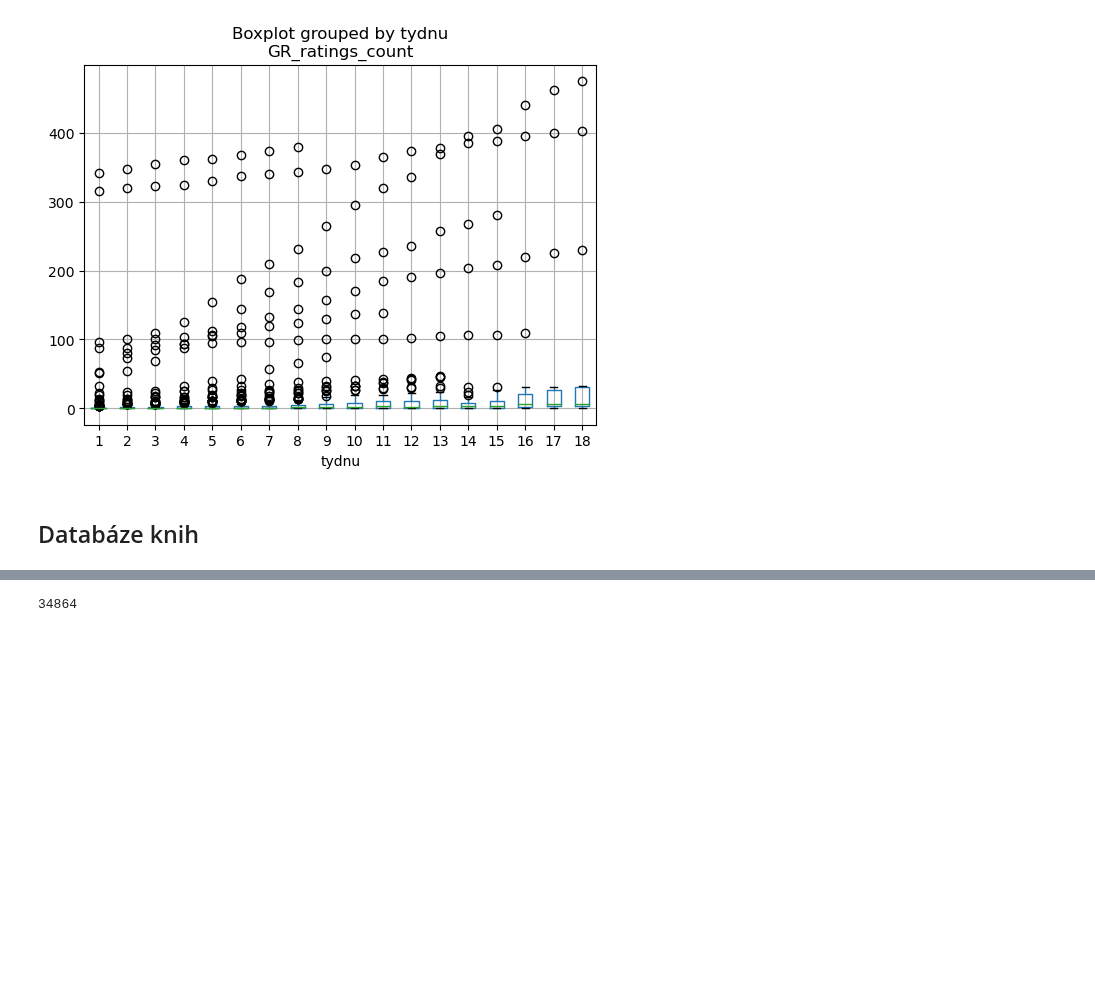
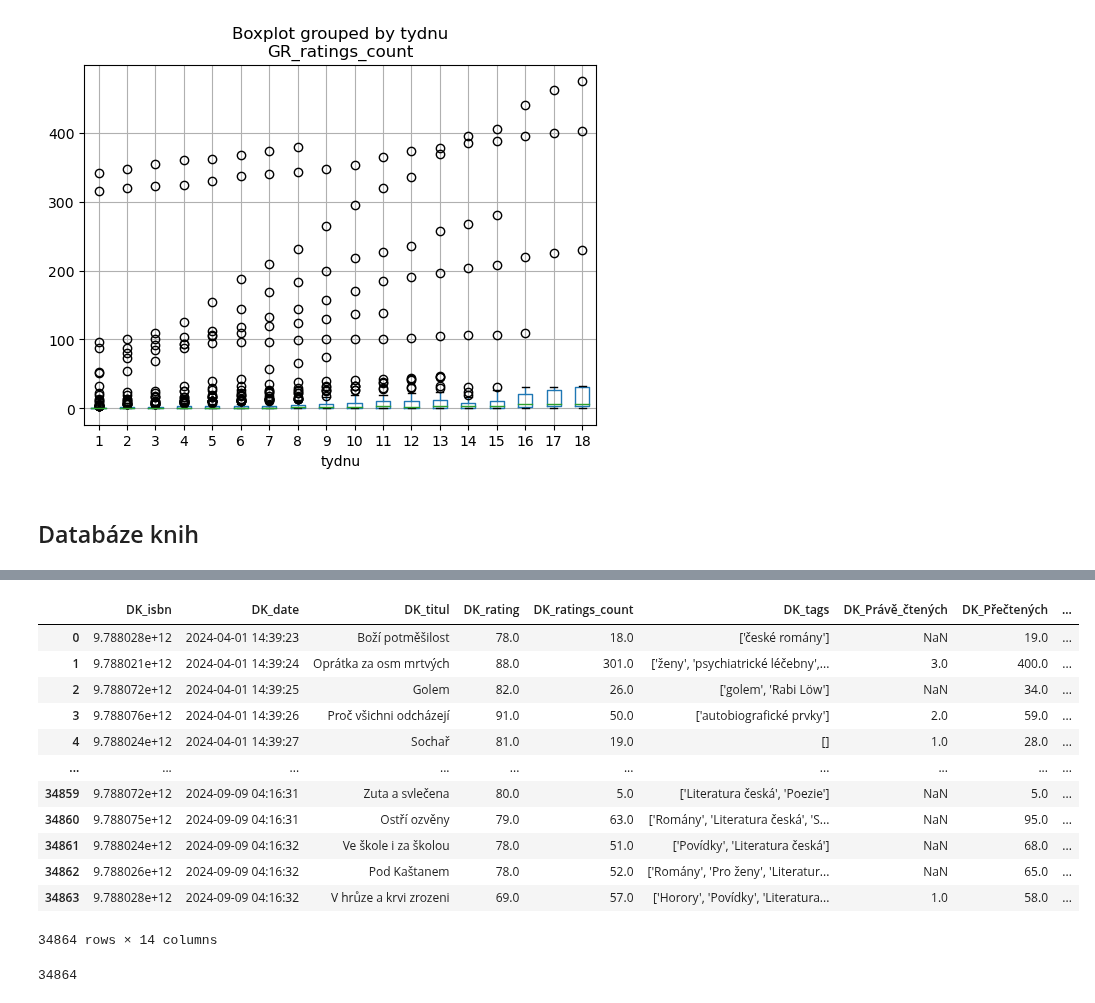
Before and after one commit to DataRozhlas/knizni-peoplemetr, a Jupyter notebook: 101_hodnoceni_explorace.ipynb, the cells around one changed output, grey strips where cells are left out. Saved outputs shown, nothing was run; the diff lists cells and outputs as text; code cells hidden in the pictures; blank space fills up the shorter version.

```diff
--- a/101_hodnoceni_explorace.ipynb
+++ b/101_hodnoceni_explorace.ipynb
@@ -389,5 +452,21 @@ pocitaci_zaklad.boxplot(column='GR_ratings_count', by='tydnu')
 # %%
 dk = pd.read_csv(os.path.join("data","databazeknih-hodnoceni.csv"))
+# %%
+dk
+# %% [output]
+|  | DK_isbn | DK_date | DK_titul | DK_rating | DK_ratings_count | DK_tags | DK_Právě_čtených | DK_Přečtených | ... |
+| 0 | 9.788028e+12 | 2024-04-01 14:39:23 | Boží potměšilost | 78.0 | 18.0 | ['české romány'] | NaN | 19.0 | ... |
+| 1 | 9.788021e+12 | 2024-04-01 14:39:24 | Oprátka za osm mrtvých | 88.0 | 301.0 | ['ženy', 'psychiatrické léčebny',... | 3.0 | 400.0 | ... |
+| 2 | 9.788072e+12 | 2024-04-01 14:39:25 | Golem | 82.0 | 26.0 | ['golem', 'Rabi Löw'] | NaN | 34.0 | ... |
+| 3 | 9.788076e+12 | 2024-04-01 14:39:26 | Proč všichni odcházejí | 91.0 | 50.0 | ['autobiografické prvky'] | 2.0 | 59.0 | ... |
+| 4 | 9.788024e+12 | 2024-04-01 14:39:27 | Sochař | 81.0 | 19.0 | [] | 1.0 | 28.0 | ... |
+| ... | ... | ... | ... | ... | ... | ... | ... | ... | ... |
+| 34859 | 9.788072e+12 | 2024-09-09 04:16:31 | Zuta a svlečena | 80.0 | 5.0 | ['Literatura česká', 'Poezie'] | NaN | 5.0 | ... |
+| 34860 | 9.788075e+12 | 2024-09-09 04:16:31 | Ostří ozvěny | 79.0 | 63.0 | ['Romány', 'Literatura česká', 'S... | NaN | 95.0 | ... |
+| 34861 | 9.788024e+12 | 2024-09-09 04:16:32 | Ve škole i za školou | 78.0 | 51.0 | ['Povídky', 'Literatura česká'] | NaN | 68.0 | ... |
+| 34862 | 9.788026e+12 | 2024-09-09 04:16:32 | Pod Kaštanem | 78.0 | 52.0 | ['Romány', 'Pro ženy', 'Literatur... | NaN | 65.0 | ... |
+| 34863 | 9.788028e+12 | 2024-09-09 04:16:32 | V hrůze a krvi zrozeni | 69.0 | 57.0 | ['Horory', 'Povídky', 'Literatura... | 1.0 | 58.0 | ... |
+34864 rows × 14 columns
 # %%
 len(dk)
 # %% [output]
```
Also changed, not shown: parts of 10 cells of this notebook, 11 other files.
